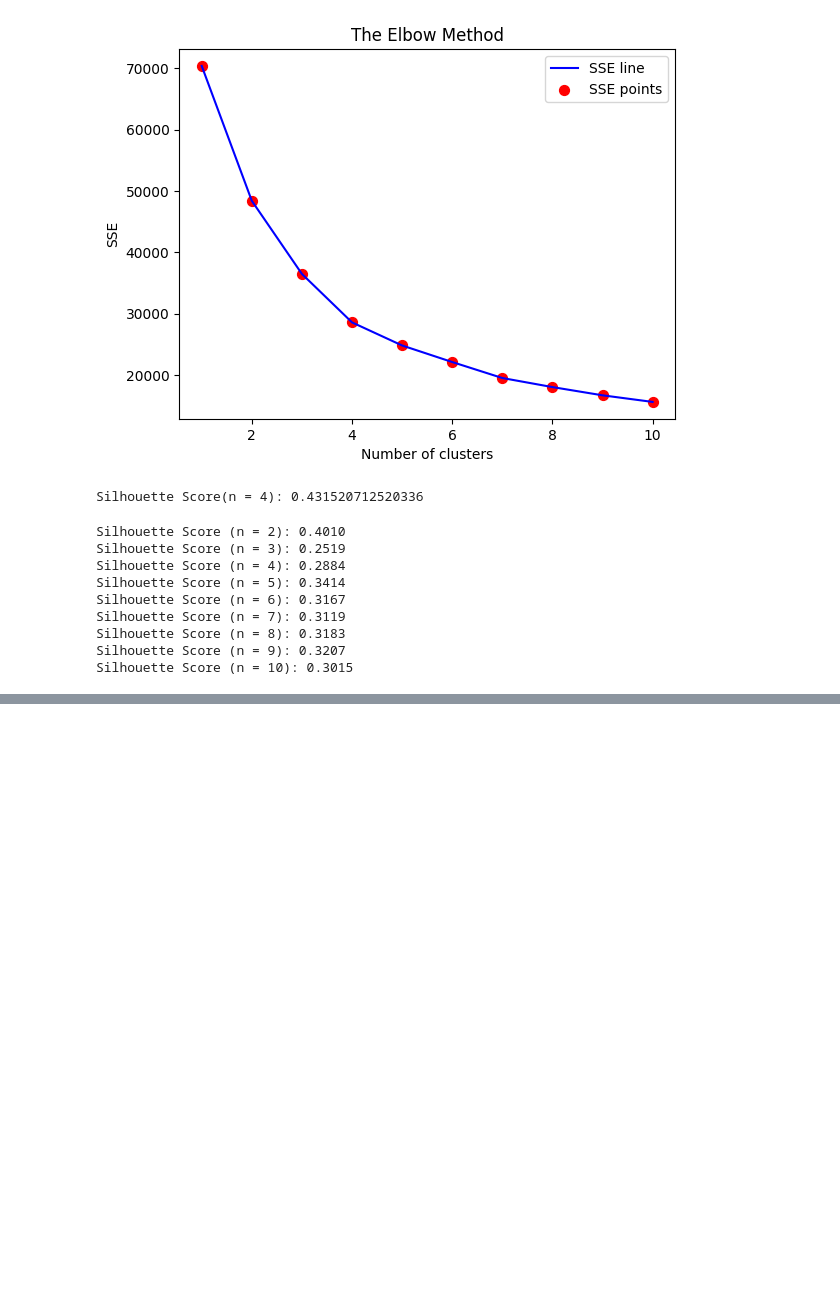
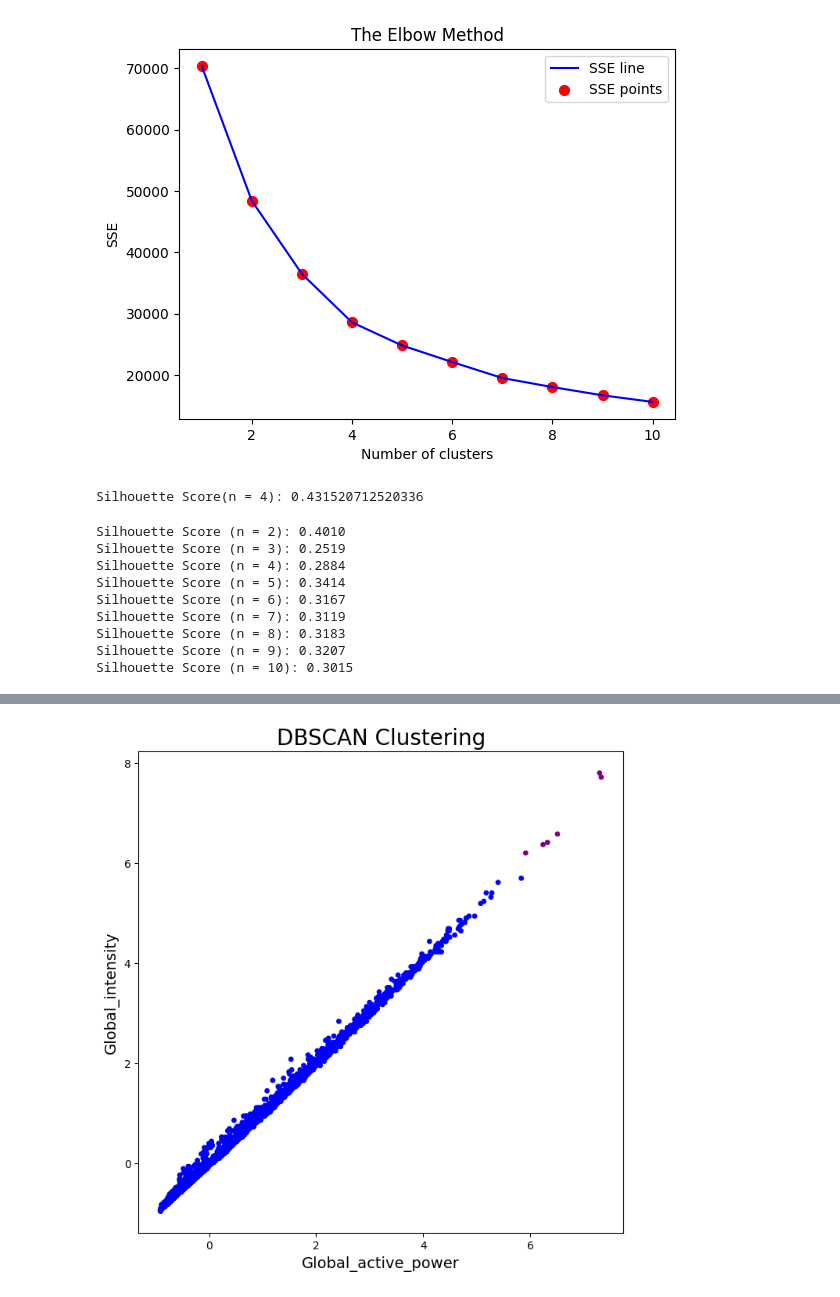
Before and after one commit to Enkhbayasgalan97/CA1-2026163, a Jupyter notebook: CA1.ipynb, the cells around one changed output, grey strips where cells are left out. Saved outputs shown, nothing was run; the diff lists cells and outputs as text; code cells hidden in the pictures; blank space fills up the shorter version.

Commit message:
I did DBSCAN

```diff
--- a/CA1.ipynb
+++ b/CA1.ipynb
@@ -223,8 +223,8 @@ df.head()
 | 3 | 16/12/2006 | 17:27:00 | 3.796452 | 3.511463 | -1.897642 | 3.845433 | ... |
 | 4 | 16/12/2006 | 17:28:00 | 2.269702 | 3.749339 | -1.305846 | 2.331721 | ... |
 # %%
-#df.drop(columns=["Time"], inplace=True)
-#df.drop(columns=["Time"], inplace=True)
+df.drop(columns=["Date"], inplace=True)
+df.drop(columns=["Time"], inplace=True)
 # %%
 df.head()
 # %% [output]
@@ -323,0 +345,4 @@ Silhouette Score (n = 10): 0.3015
+# %%
+import sklearn.preprocessing as preproc
+le=preproc.LabelEncoder()
+df["Period"]=le.fit_transform(df["Period"])
@@ -323,0 +432,5 @@ Silhouette Score (n = 10): 0.3015
+# %%
+from sklearn.cluster import DBSCAN
+dbscan = DBSCAN(eps=0.5)
+df_sampled=df.sample(n=10000, random_state=42)
+dbscan.fit(df_sampled[['Global_active_power', 'Global_intensity']])
@@ -323,0 +439,3 @@ Silhouette Score (n = 10): 0.3015
+# %%
+df_sampled['DBSCAN_labels'] = dbscan.labels_
+df_sampled.head()
@@ -323,0 +449,12 @@ Silhouette Score (n = 10): 0.3015
+# %%
+import matplotlib.pyplot as plt
+import matplotlib
+colors = ['purple','red','blue']
+plt.figure(figsize = (8, 8))
+plt.scatter(df_sampled["Global_active_power"], df_sampled['Global_intensity'], c = df_sampled['DBSCAN_labels'], cmap = matplotlib.colors.ListedColormap(colors), s = 15)
+plt.title('DBSCAN Clustering',fontsize = 20)
+plt.xlabel('Global_active_power', fontsize = 14)
+plt.ylabel('Global_intensity', fontsize = 14)
+plt.show()
+# %% [output]
+[figure, added]
```
Also changed, not shown: parts of 11 cells of this notebook.
